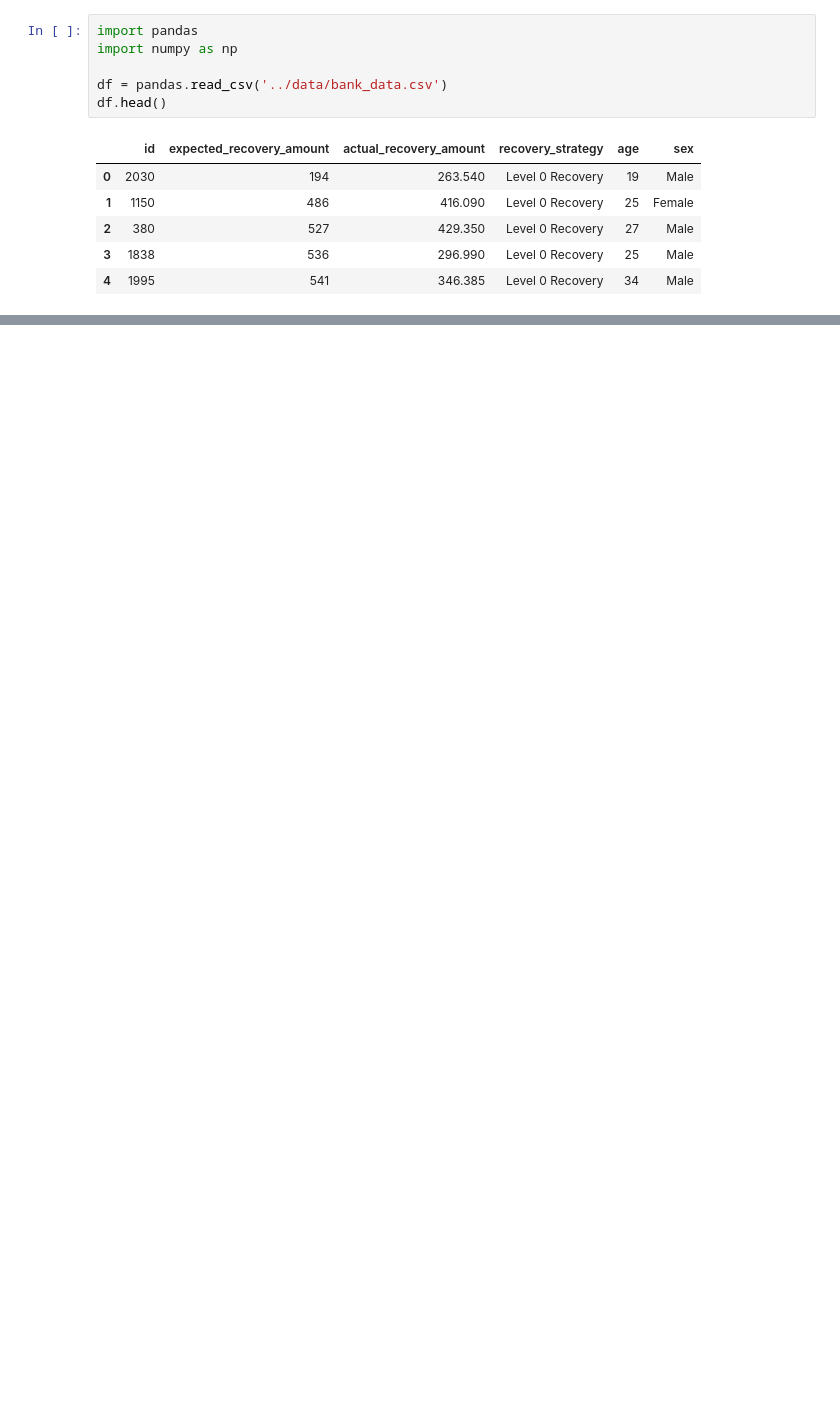
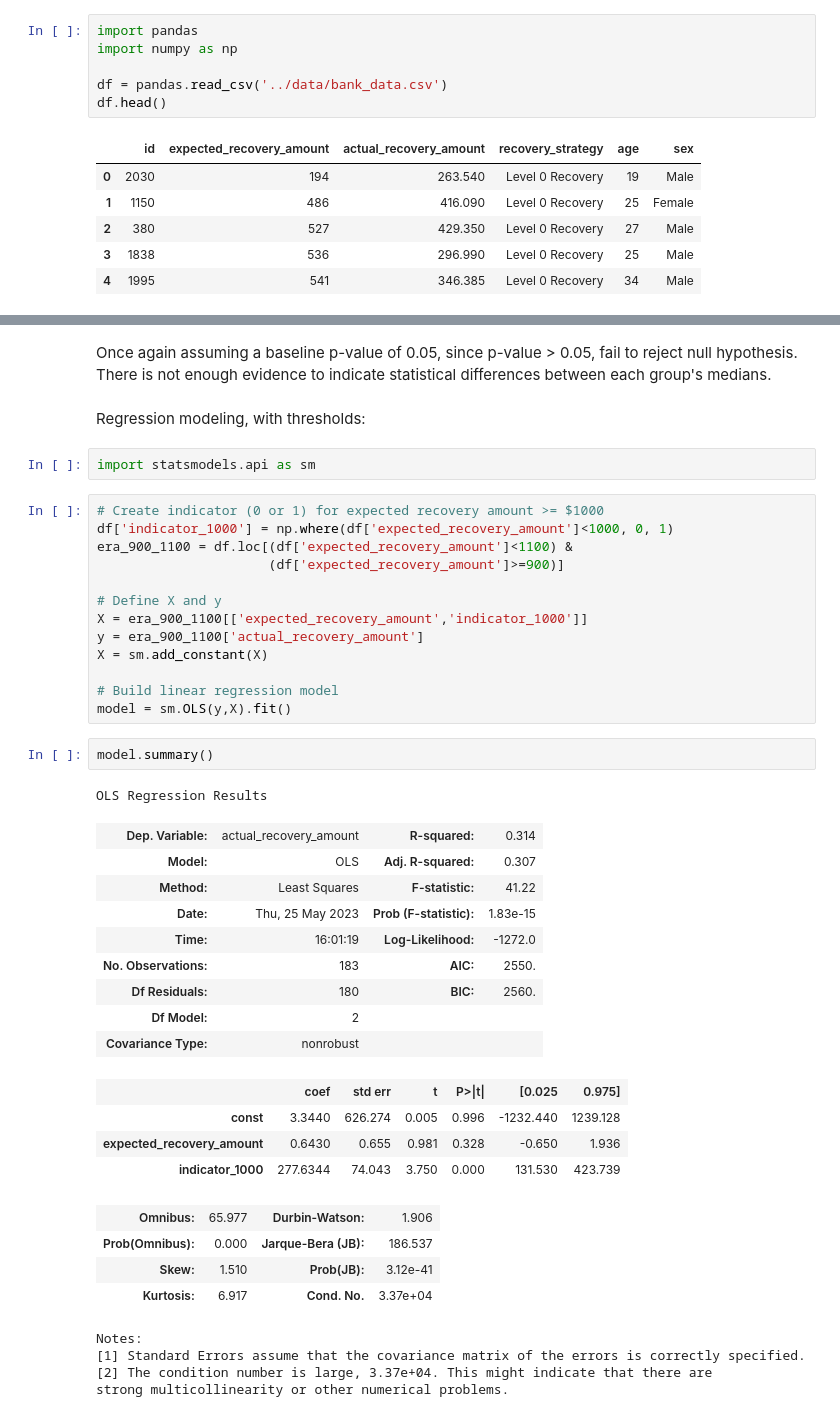
Before and after one commit to msmhatre18/debt-collection, a Jupyter notebook: notebooks/analysis.ipynb, the cells around one changed output, grey strips where cells are left out. Drawn from its saved outputs; the diff is of its cells as text; blank space fills up the shorter version.

```diff
--- a/notebooks/analysis.ipynb
+++ b/notebooks/analysis.ipynb
@@ -13,0 +126,44 @@ df.head()
+# %% [markdown]
+Once again assuming a baseline p-value of 0.05, since p-value > 0.05, fail to reject null hypothesis. There is not enough evidence to indicate statistical differences between each group's medians.
+# %% [markdown]
+Regression modeling, with thresholds:
+# %%
+import statsmodels.api as sm
+# %%
+# Create indicator (0 or 1) for expected recovery amount >= $1000
+df['indicator_1000'] = np.where(df['expected_recovery_amount']<1000, 0, 1)
+era_900_1100 = df.loc[(df['expected_recovery_amount']<1100) &
+                      (df['expected_recovery_amount']>=900)]
+
+# Define X and y
+X = era_900_1100[['expected_recovery_amount','indicator_1000']]
+y = era_900_1100['actual_recovery_amount']
+X = sm.add_constant(X)
+
+# Build linear regression model
+model = sm.OLS(y,X).fit()
+# %%
+model.summary()
+# %% [output]
+OLS Regression Results
+| Dep. Variable: | actual_recovery_amount | R-squared: | 0.314 |
+| Model: | OLS | Adj. R-squared: | 0.307 |
+| Method: | Least Squares | F-statistic: | 41.22 |
+| Date: | Thu, 25 May 2023 | Prob (F-statistic): | 1.83e-15 |
+| Time: | 16:01:19 | Log-Likelihood: | -1272.0 |
+| No. Observations: | 183 | AIC: | 2550. |
+| Df Residuals: | 180 | BIC: | 2560. |
+| Df Model: | 2 |  |  |
+| Covariance Type: | nonrobust |  |  |
+|  | coef | std err | t | P>|t| | [0.025 | 0.975] |
+| const | 3.3440 | 626.274 | 0.005 | 0.996 | -1232.440 | 1239.128 |
+| expected_recovery_amount | 0.6430 | 0.655 | 0.981 | 0.328 | -0.650 | 1.936 |
+| indicator_1000 | 277.6344 | 74.043 | 3.750 | 0.000 | 131.530 | 423.739 |
+| Omnibus: | 65.977 | Durbin-Watson: | 1.906 |
+| Prob(Omnibus): | 0.000 | Jarque-Bera (JB): | 186.537 |
+| Skew: | 1.510 | Prob(JB): | 3.12e-41 |
+| Kurtosis: | 6.917 | Cond. No. | 3.37e+04 |
+Notes:
+[1] Standard Errors assume that the covariance matrix of the errors is correctly specified.
+[2] The condition number is large, 3.37e+04. This might indicate that there are
+strong multicollinearity or other numerical problems.
```
Also changed, not shown: parts of 16 cells of this notebook.
